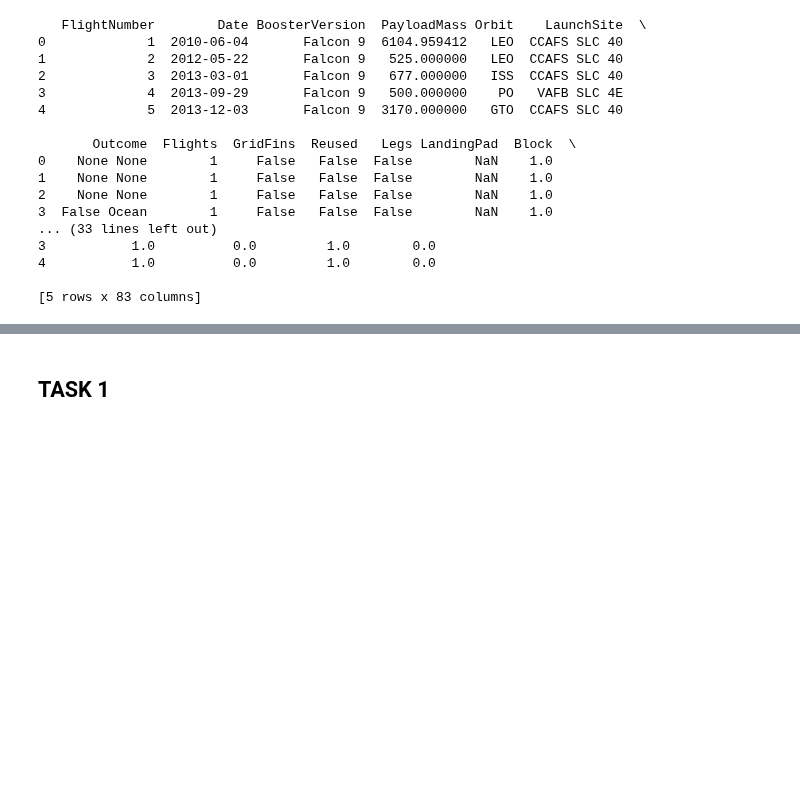
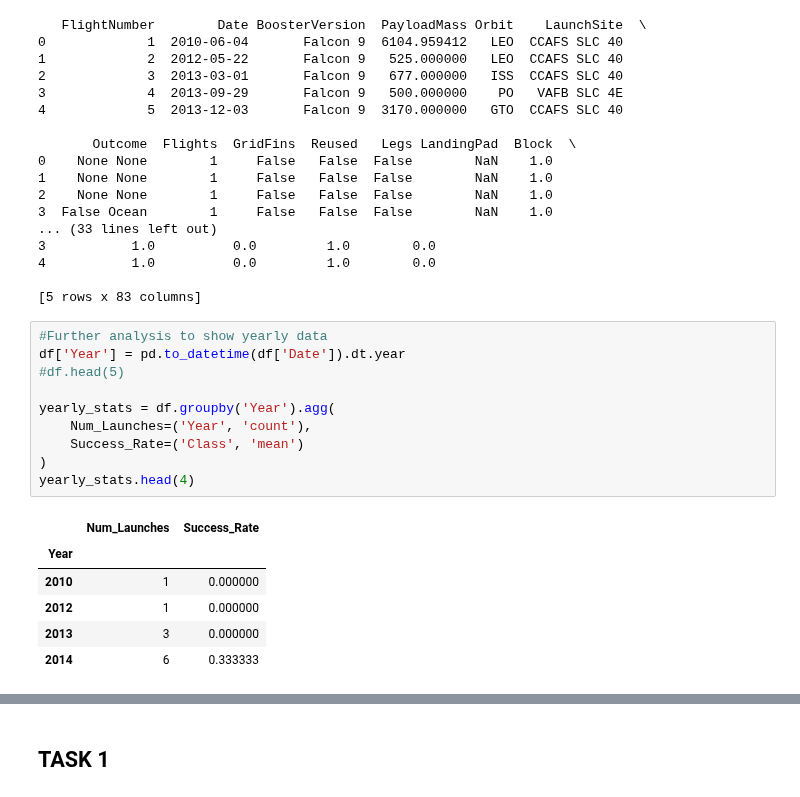
Before and after one commit to SPtestZ7Z/Capstone, a Jupyter notebook: Module_4_Machine_Learning_Prediction_(Colab_version).ipynb, the cells around one changed output, grey strips where cells are left out. Saved outputs shown, nothing was run; the diff lists cells and outputs as text; blank space fills up the shorter version.

```diff
--- a/Module_4_Machine_Learning_Prediction_(Colab_version).ipynb
+++ b/Module_4_Machine_Learning_Prediction_(Colab_version).ipynb
@@ -216,3 +216,20 @@ else:
 4           1.0          0.0         1.0        0.0
 
 [5 rows x 83 columns]
+# %%
+#Further analysis to show yearly data
+df['Year'] = pd.to_datetime(df['Date']).dt.year
+#df.head(5)
+
+yearly_stats = df.groupby('Year').agg(
+    Num_Launches=('Year', 'count'),
+    Success_Rate=('Class', 'mean')
+)
+yearly_stats.head(4)
+# %% [output]
+|  | Num_Launches | Success_Rate |
+| Year |  |  |
+| 2010 | 1 | 0.000000 |
+| 2012 | 1 | 0.000000 |
+| 2013 | 3 | 0.000000 |
+| 2014 | 6 | 0.333333 |
```
Also changed, not shown: parts of 5 cells of this notebook.
